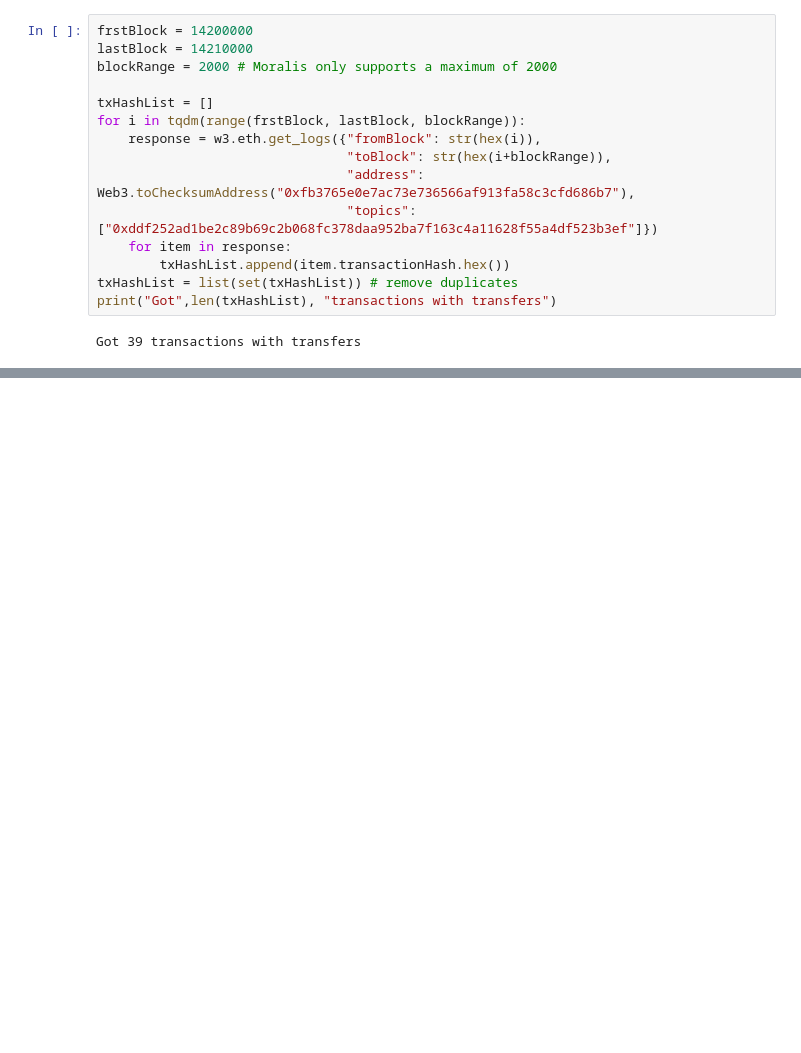
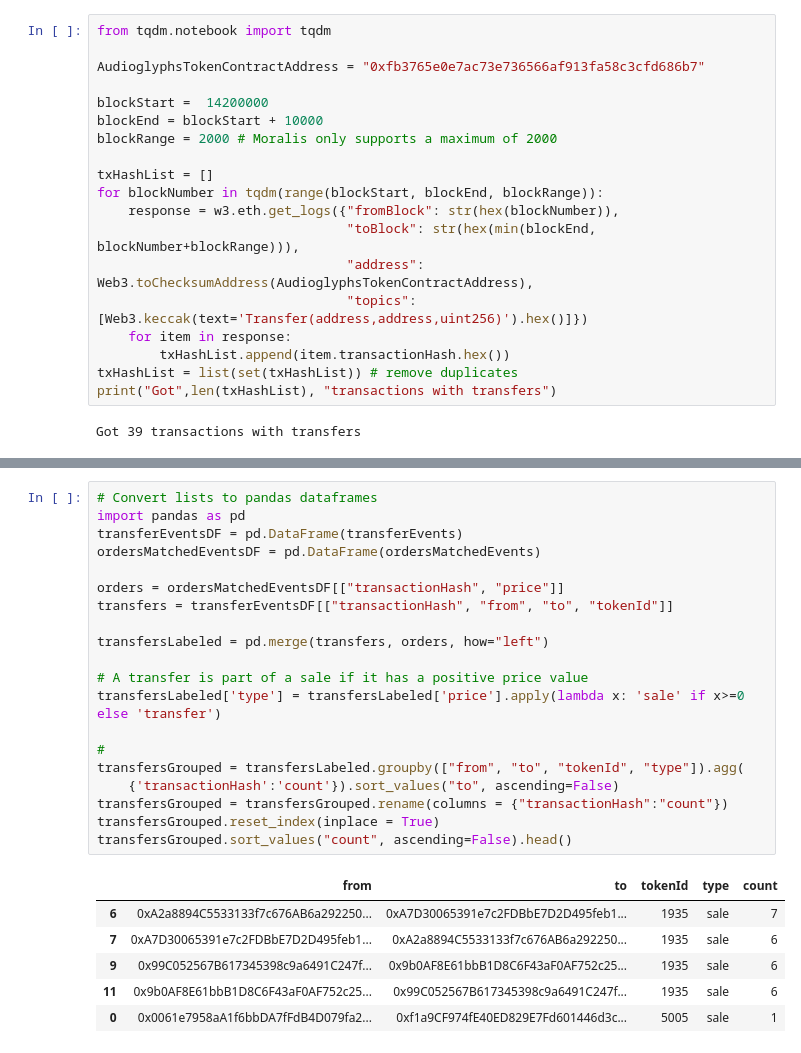
Before and after one commit to cryptoassetanalyticsnet/CAA-TheWebConf2022, a Jupyter notebook: 03_NFT_wash_trading.ipynb, the cells around one changed output, grey strips where cells are left out. Saved outputs shown, nothing was run; the diff lists cells and outputs as text; blank space fills up the shorter version.

```diff
--- a/03_NFT_wash_trading.ipynb
+++ b/03_NFT_wash_trading.ipynb
@@ -35,14 +24,18 @@ w3.eth.get_logs({"fromBlock": str(hex(14547199)),
 # %%
-frstBlock = 14200000
-lastBlock = 14210000
+from tqdm.notebook import tqdm
+
+AudioglyphsTokenContractAddress = "0xfb3765e0e7ac73e736566af913fa58c3cfd686b7"
+
+blockStart =  14200000
+blockEnd = blockStart + 10000
 blockRange = 2000 # Moralis only supports a maximum of 2000
 
 txHashList = []
-for i in tqdm(range(frstBlock, lastBlock, blockRange)):
-    response = w3.eth.get_logs({"fromBlock": str(hex(i)),
-                                "toBlock": str(hex(i+blockRange)),
-                                "address": Web3.toChecksumAddress("0xfb3765e0e7ac73e736566af913fa58c3cfd686b7"),
-                                "topics": ["0xddf252ad1be2c89b69c2b068fc378daa952ba7f163c4a11628f55a4df523b3ef"]})
+for blockNumber in tqdm(range(blockStart, blockEnd, blockRange)):
+    response = w3.eth.get_logs({"fromBlock": str(hex(blockNumber)),
+                                "toBlock": str(hex(min(blockEnd, blockNumber+blockRange))),
+                                "address": Web3.toChecksumAddress(AudioglyphsTokenContractAddress),
+                                "topics": [Web3.keccak(text='Transfer(address,address,uint256)').hex()]})
     for item in response:
         txHashList.append(item.transactionHash.hex())
 txHashList = list(set(txHashList)) # remove duplicates
@@ -90,0 +85,27 @@ pd.DataFrame(transferLogs)
+# %%
+# Convert lists to pandas dataframes
+import pandas as pd
+transferEventsDF = pd.DataFrame(transferEvents)
+ordersMatchedEventsDF = pd.DataFrame(ordersMatchedEvents)
+
+orders = ordersMatchedEventsDF[["transactionHash", "price"]]
+transfers = transferEventsDF[["transactionHash", "from", "to", "tokenId"]]
+
+transfersLabeled = pd.merge(transfers, orders, how="left")
+
+# A transfer is part of a sale if it has a positive price value
+transfersLabeled['type'] = transfersLabeled['price'].apply(lambda x: 'sale' if x>=0 else 'transfer')
+
+#
+transfersGrouped = transfersLabeled.groupby(["from", "to", "tokenId", "type"]).agg(
+    {'transactionHash':'count'}).sort_values("to", ascending=False)
+transfersGrouped = transfersGrouped.rename(columns = {"transactionHash":"count"})
+transfersGrouped.reset_index(inplace = True)
+transfersGrouped.sort_values("count", ascending=False).head()
+# %% [output]
+|  | from | to | tokenId | type | count |
+| 6 | 0xA2a8894C5533133f7c676AB6a292250... | 0xA7D30065391e7c2FDBbE7D2D495feb1... | 1935 | sale | 7 |
+| 7 | 0xA7D30065391e7c2FDBbE7D2D495feb1... | 0xA2a8894C5533133f7c676AB6a292250... | 1935 | sale | 6 |
+| 9 | 0x99C052567B617345398c9a6491C247f... | 0x9b0AF8E61bbB1D8C6F43aF0AF752c25... | 1935 | sale | 6 |
+| 11 | 0x9b0AF8E61bbB1D8C6F43aF0AF752c25... | 0x99C052567B617345398c9a6491C247f... | 1935 | sale | 6 |
+| 0 | 0x0061e7958aA1f6bbDA7fFdB4D079fa2... | 0xf1a9CF974fE40ED829E7Fd601446d3c... | 5005 | sale | 1 |
```
Also changed, not shown: parts of 19 cells of this notebook, 3 other files.
